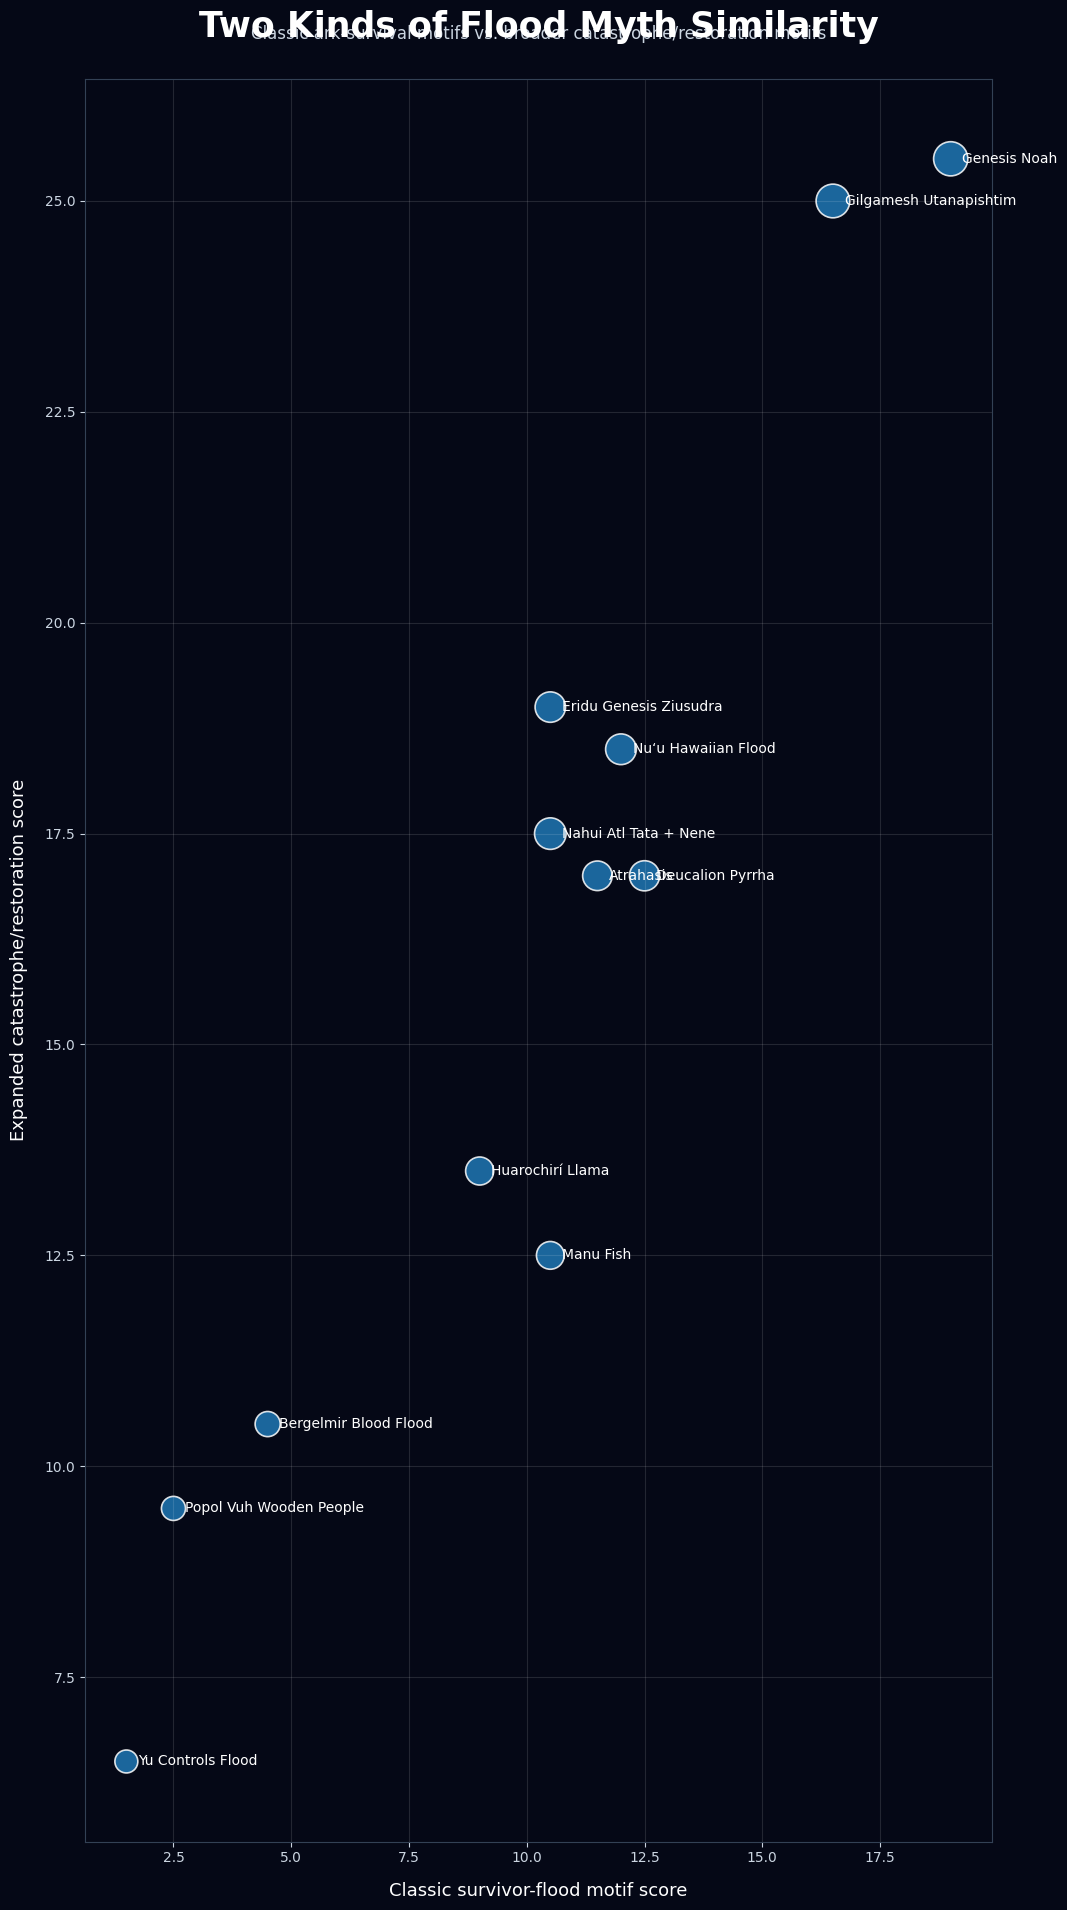
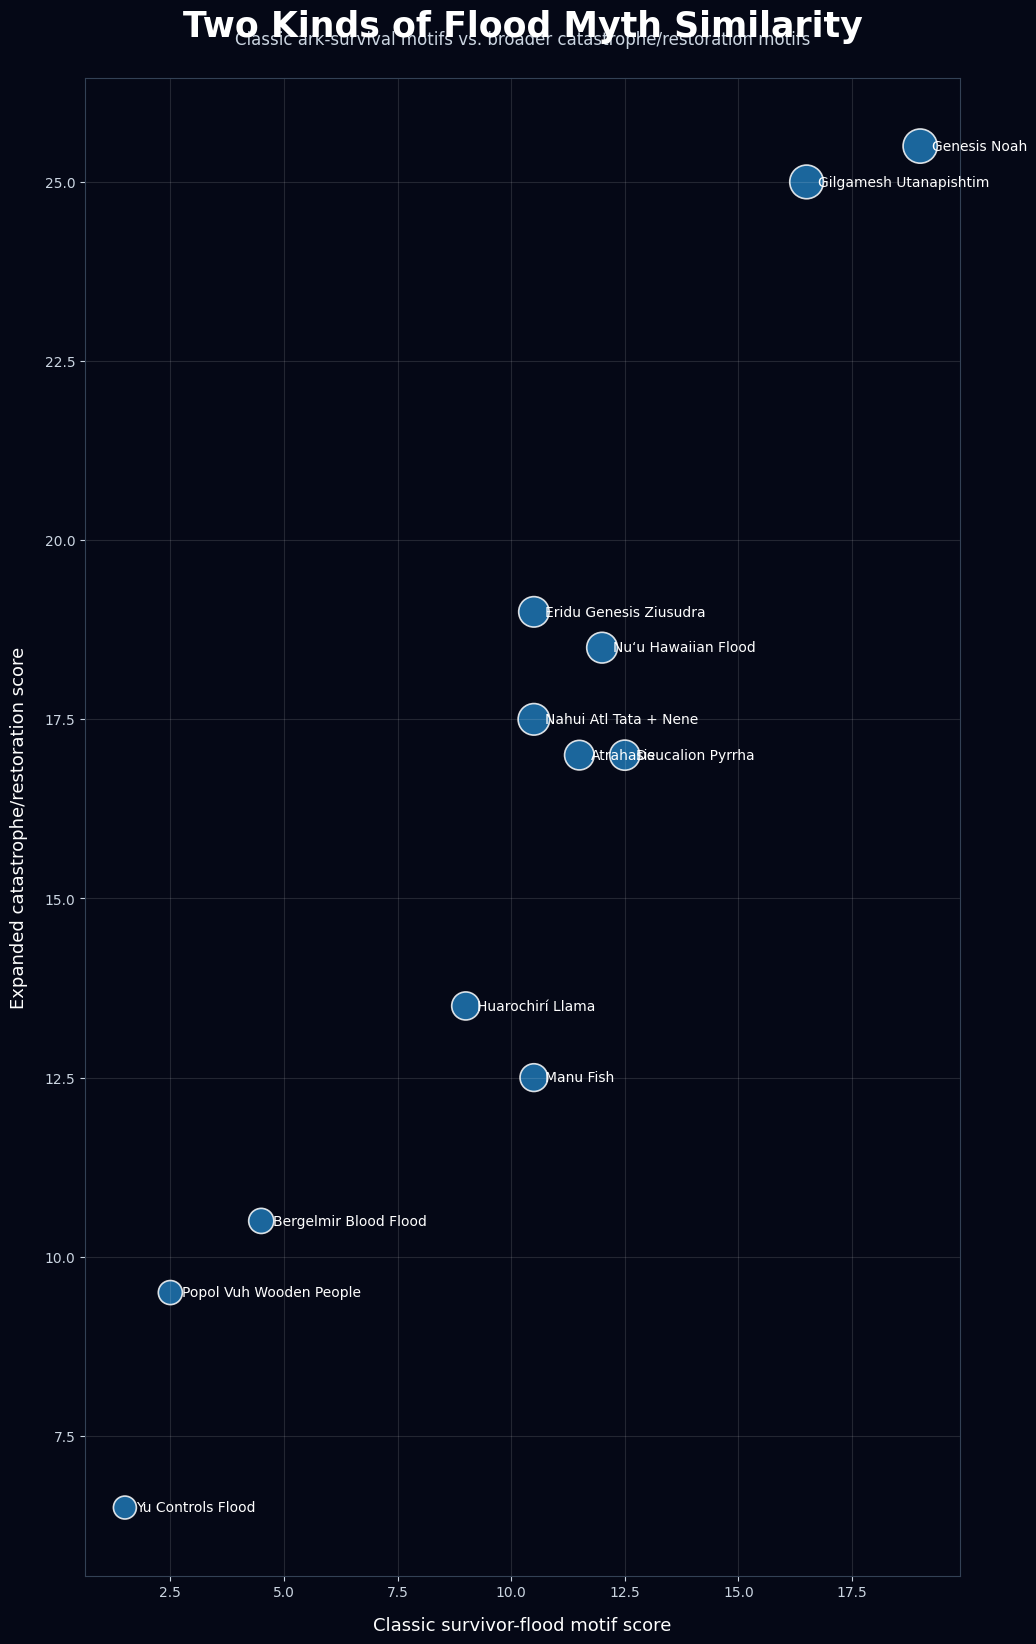
The notebook cell's code change between the first figure and the second:
--- before
+++ after
@@ -2,4 +2,10 @@
 
 fig, ax = plt.subplots(figsize=(10.8, 19.2))
+fig.subplots_adjust(
+    left=0.14,
+    right=0.95,
+    top=0.88,
+    bottom=0.10,
+)
 fig.patch.set_facecolor("#050816")
 ax.set_facecolor("#050816")
@@ -58,5 +64,4 @@
 
 scatter_path = OUTPUT_DIR / "youtube_story_type_scatter_v0_1.png"
-plt.tight_layout()
 plt.savefig(scatter_path, dpi=200, bbox_inches="tight", facecolor=fig.get_facecolor())
 plt.show()

Commit: Fix Youtube visual layout spacing